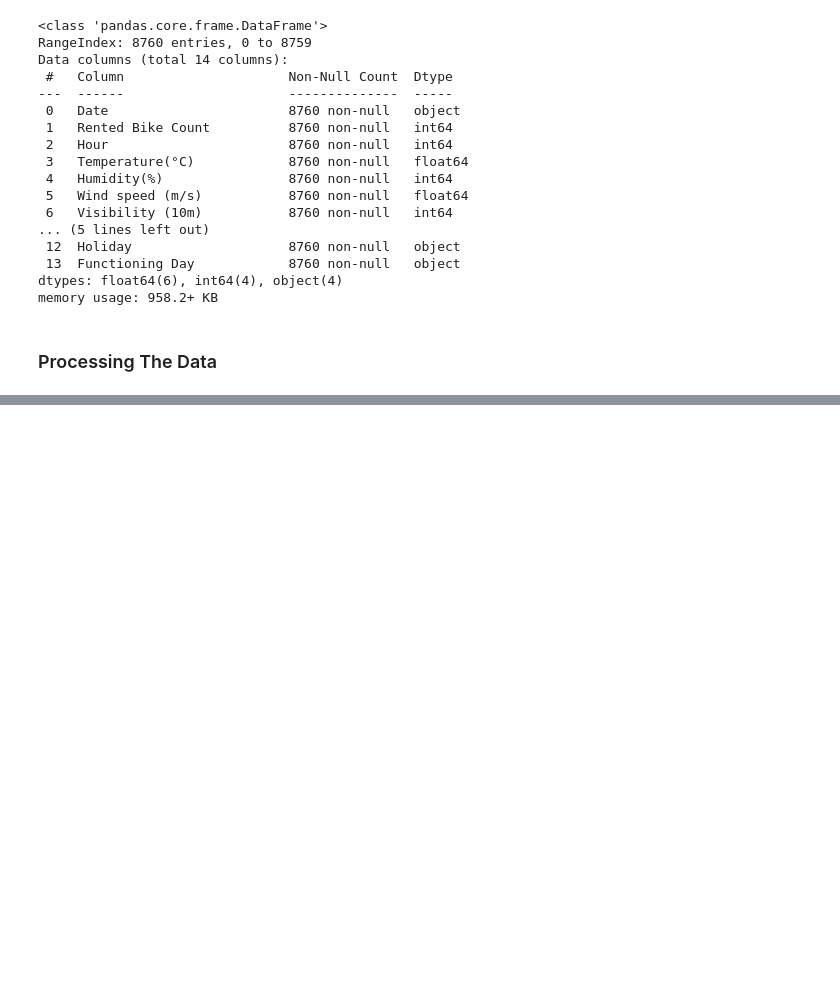
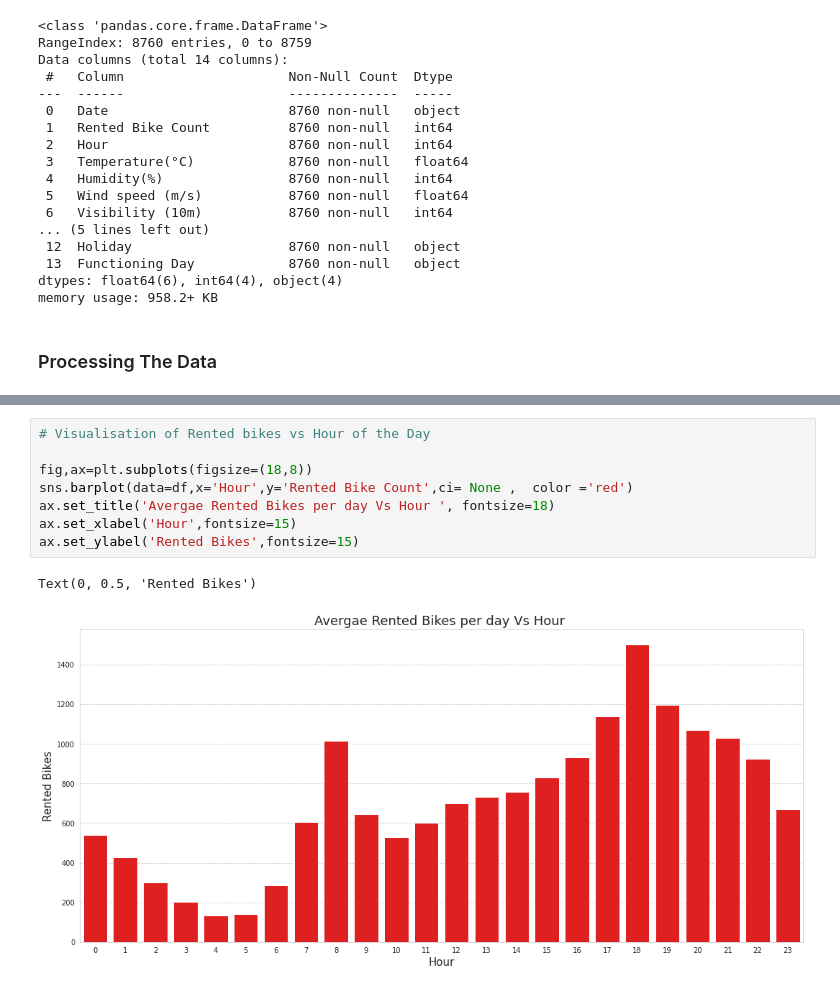
Before and after one commit to Ajinkya6597/Bike_sharing_demand_prediction, a Jupyter notebook: Bike_Sharing_Demand_Prediction_Capstone_Project.ipynb, the cells around one changed output, grey strips where cells are left out. Cells and saved outputs as stored; diff of their text form; blank space fills up the shorter version.

```diff
--- a/Bike_Sharing_Demand_Prediction_Capstone_Project.ipynb
+++ b/Bike_Sharing_Demand_Prediction_Capstone_Project.ipynb
@@ -104,0 +213,11 @@ memory usage: 958.2+ KB
+# %%
+# Visualisation of Rented bikes vs Hour of the Day
+
+fig,ax=plt.subplots(figsize=(18,8))
+sns.barplot(data=df,x='Hour',y='Rented Bike Count',ci= None ,  color ='red')
+ax.set_title('Avergae Rented Bikes per day Vs Hour ', fontsize=18)
+ax.set_xlabel('Hour',fontsize=15)
+ax.set_ylabel('Rented Bikes',fontsize=15)
+# %% [output]
+Text(0, 0.5, 'Rented Bikes')
+[figure, added]
```
Also changed, not shown: parts of 145 cells of this notebook.
